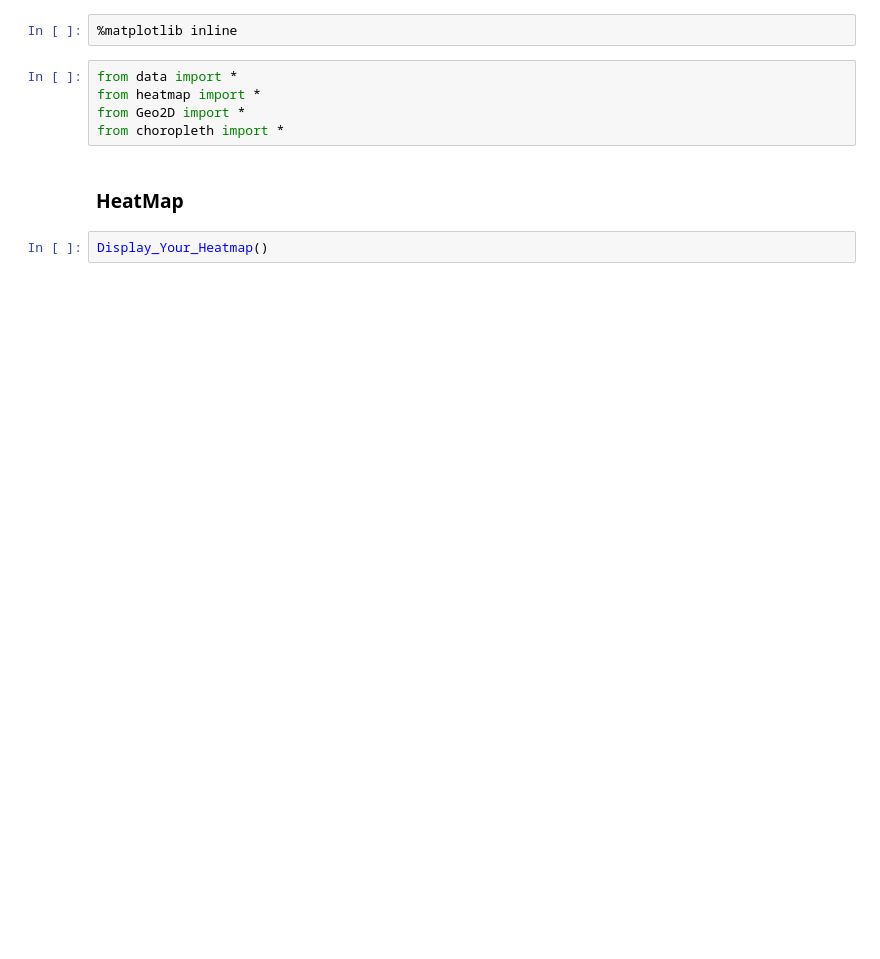
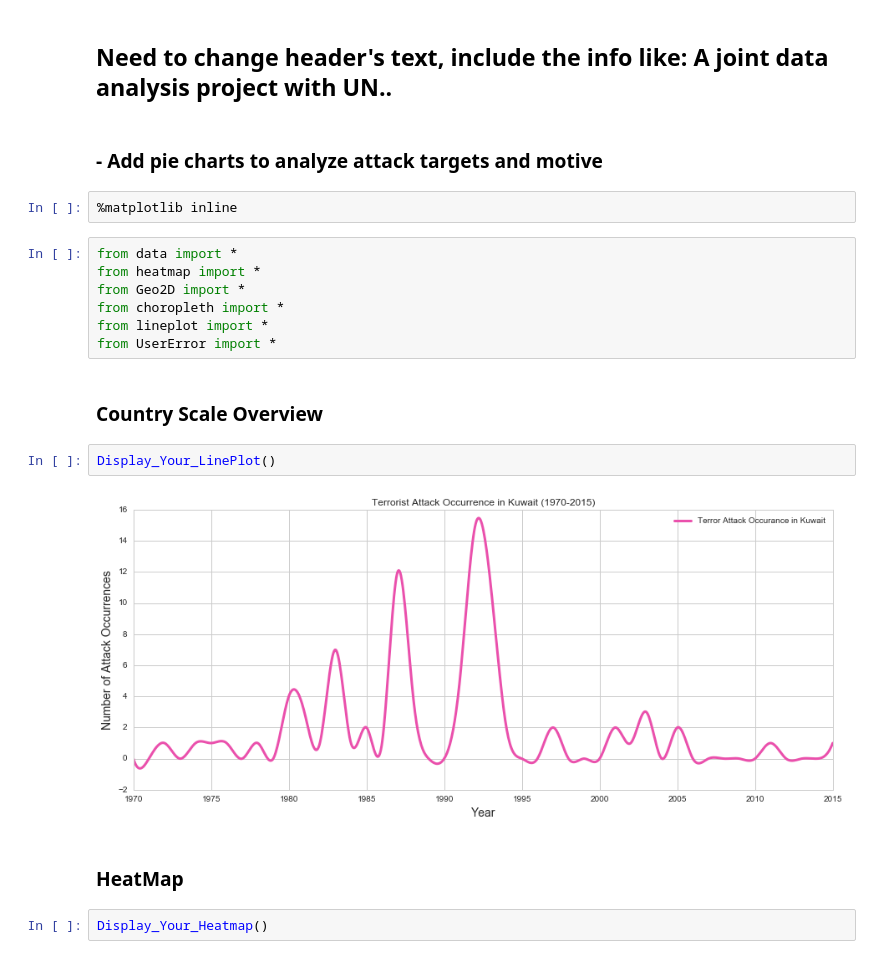
Before and after one commit to ICT4SD/Terrorism_Analysis, a Jupyter notebook: IVIS/package/Final Draft - IVIS Project (Viola's Part).ipynb, the cells around one changed output. Cells and saved outputs as stored; diff of their text form; blank space fills up the shorter version.

Commit message:
Line Plot Added

```diff
--- a/IVIS/package/Final Draft - IVIS Project (Viola's Part).ipynb
+++ b/IVIS/package/Final Draft - IVIS Project (Viola's Part).ipynb
@@ -1,6 +1,10 @@
 # %% [markdown]
 [![Center for Data Science - New York University](https://raw.githubusercontent.com/violaciao/IVIS-GC/master/Header.png)](https://ict4sd.github.io/2016/11/10/Project_Global_Terror/)
 <span class="caption text-muted">1007 Final Project - by Xianzhi Cao and Caroline Roper - Center for Data Science - New York University</span>
+# %% [markdown]
+## Need to change header's text, include the info like: A joint data analysis project with UN..
+# %% [markdown]
+### - Add pie charts to analyze attack targets and motive
 # %%
 %matplotlib inline
 # %%
@@ -8,6 +12,14 @@ from data import *
 from heatmap import *
 from Geo2D import *
 from choropleth import *
+from lineplot import *
+from UserError import *
+# %% [markdown]
+### Country Scale Overview
+# %%
+Display_Your_LinePlot()
+# %% [output]
+[figure, added]
 # %% [markdown]
 ### HeatMap
 # %%
```
Also changed, not shown: parts of 4 cells of this notebook, 1 other file.
